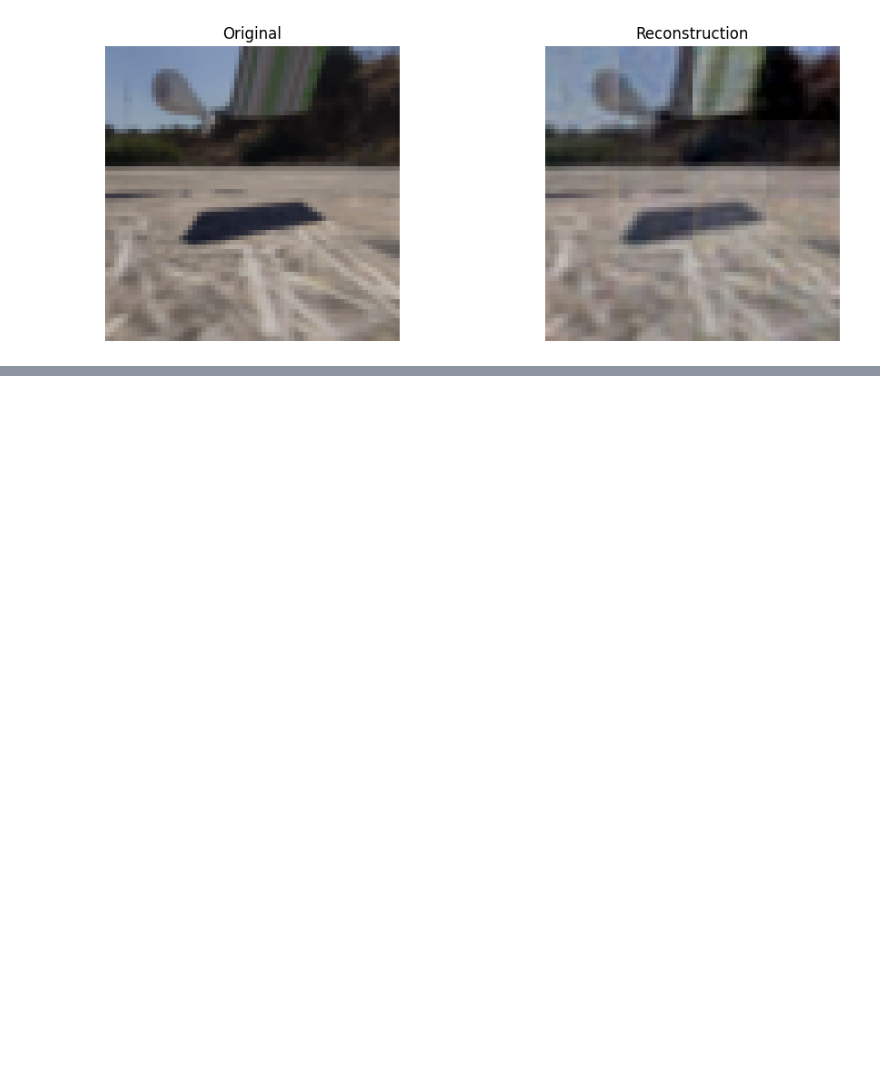
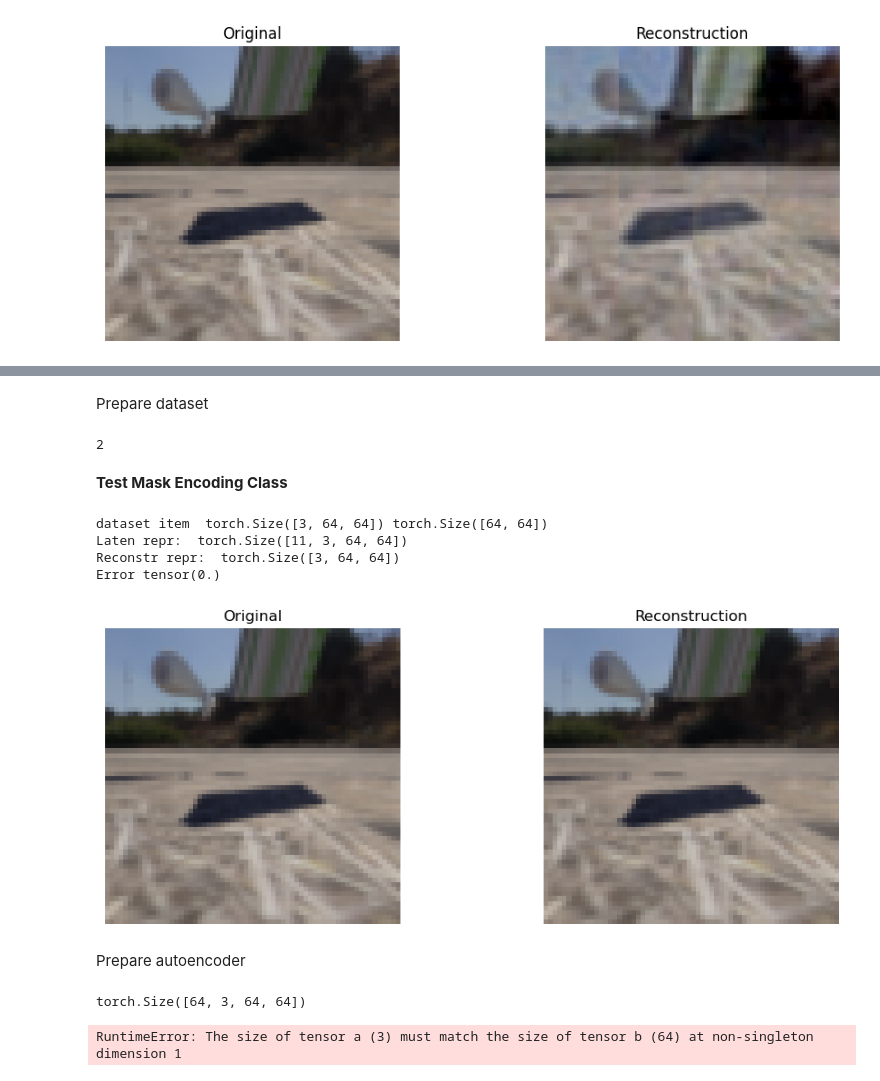
Before and after one commit to vladimashev/object-repr-video-prediction, a Jupyter notebook: test_reconstruction.ipynb, the cells around one changed output, grey strips where cells are left out. Cells and saved outputs as stored; diff of their text form; code cells hidden in the pictures; blank space fills up the shorter version.

Commit message:
implemented mask encoding

```diff
--- a/test_reconstruction.ipynb
+++ b/test_reconstruction.ipynb
@@ -190,0 +191,13 @@ torch.Size([1, 3, 64, 64])
+# %% [markdown]
+Prepare dataset
+# %%
+from dataset import MaskDataset
+from torchvision import transforms
+
+transform = transforms.Compose([
+    transforms.Resize((64, 64)),
+    transforms.ToTensor(),
+])
+
+train_dataset = MaskDataset(TRAIN_PATH, transform)
+val_dataset = MaskDataset(VALIDATION_PATH, transform)
@@ -191 +215,45 @@ torch.Size([1, 3, 64, 64])
+# %%
+len(item)
+# %% [output]
+2
+# %% [markdown]
+<b>Test Mask Encoding Class</b>
+# %%
+from models.mask_encoding import MaskEncoder, MaskDecoder
+import matplotlib.pyplot as plt
+
+item = next(iter(val_dataset))
+img, mask = item
+print('dataset item ', img.size(), mask.size())
+
+mask_encoder = MaskEncoder()
+mask_decoder = MaskDecoder()
+
+latent_img = mask_encoder(item)
+print("Laten repr: ", latent_img.size())
+rec_img = mask_decoder(latent_img)
+print("Reconstr repr: ", rec_img.size())
+print("Error", torch.nn.functional.mse_loss(img, rec_img))
+
+plt.figure(figsize=(10, 4))
+
+plt.subplot(1, 2, 1)
+plt.imshow(img.permute(1, 2, 0).numpy())
+plt.title("Original")
+plt.axis("off")
+
+plt.subplot(1, 2, 2)
+plt.imshow(rec_img.permute(1, 2, 0).detach().cpu().numpy())
+plt.title("Reconstruction")
+plt.tight_layout()
+plt.axis("off")
+plt.show()
+# %% [output]
+dataset item  torch.Size([3, 64, 64]) torch.Size([64, 64])
+Laten repr:  torch.Size([11, 3, 64, 64])
+Reconstr repr:  torch.Size([3, 64, 64])
+Error tensor(0.)
+[figure, added]
+# %% [markdown]
+Prepare autoencoder
 # %%
@@ -192,0 +317,17 @@ torch.Size([1, 3, 64, 64])
+# %%
+next(iter(val_loader))[0].size()
+# %% [output]
+torch.Size([64, 3, 64, 64])
+# %%
+from torch.optim.lr_scheduler import ReduceLROnPlateau
+
+optimizer = torch.optim.Adam(autoencoder_img.parameters(), lr=1e-3)
+criterion = lambda ins, outs : torch.nn.MSELoss()(ins[0], outs[0])
+scheduler = ReduceLROnPlateau(optimizer, mode='min', factor=0.5, patience=10)
+
+trainer = Trainer(model=autoencoder_img, evaluate=evaluate_autoencoder,
+                  optimizer=optimizer, criterion=criterion, scheduler=scheduler,
+                  experiment_name='Mask_AE')
+trainer.train(train_loader, val_loader, 2)
+# %% [output]
+RuntimeError: The size of tensor a (3) must match the size of tensor b (64) at non-singleton dimension 1
```
Also changed, not shown: parts of 6 cells of this notebook, 6 other files.
